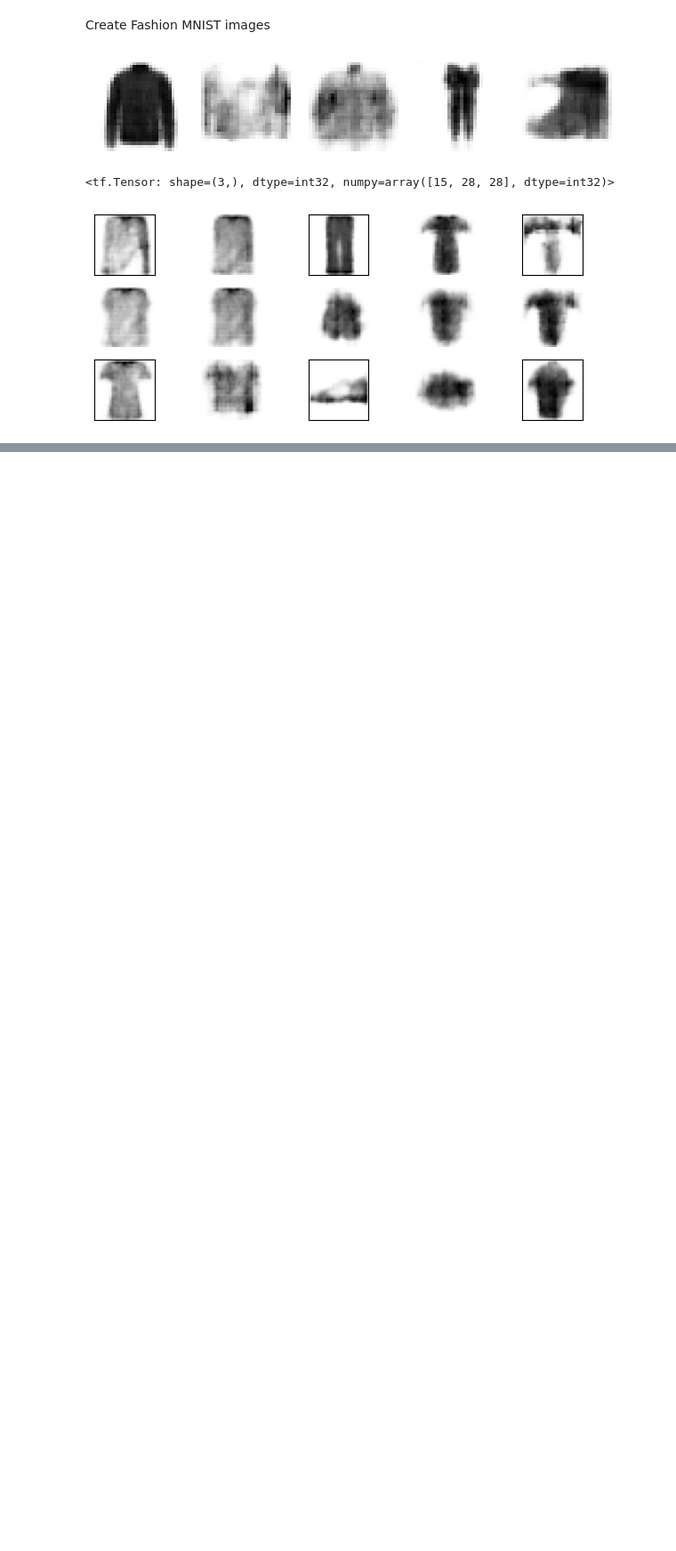
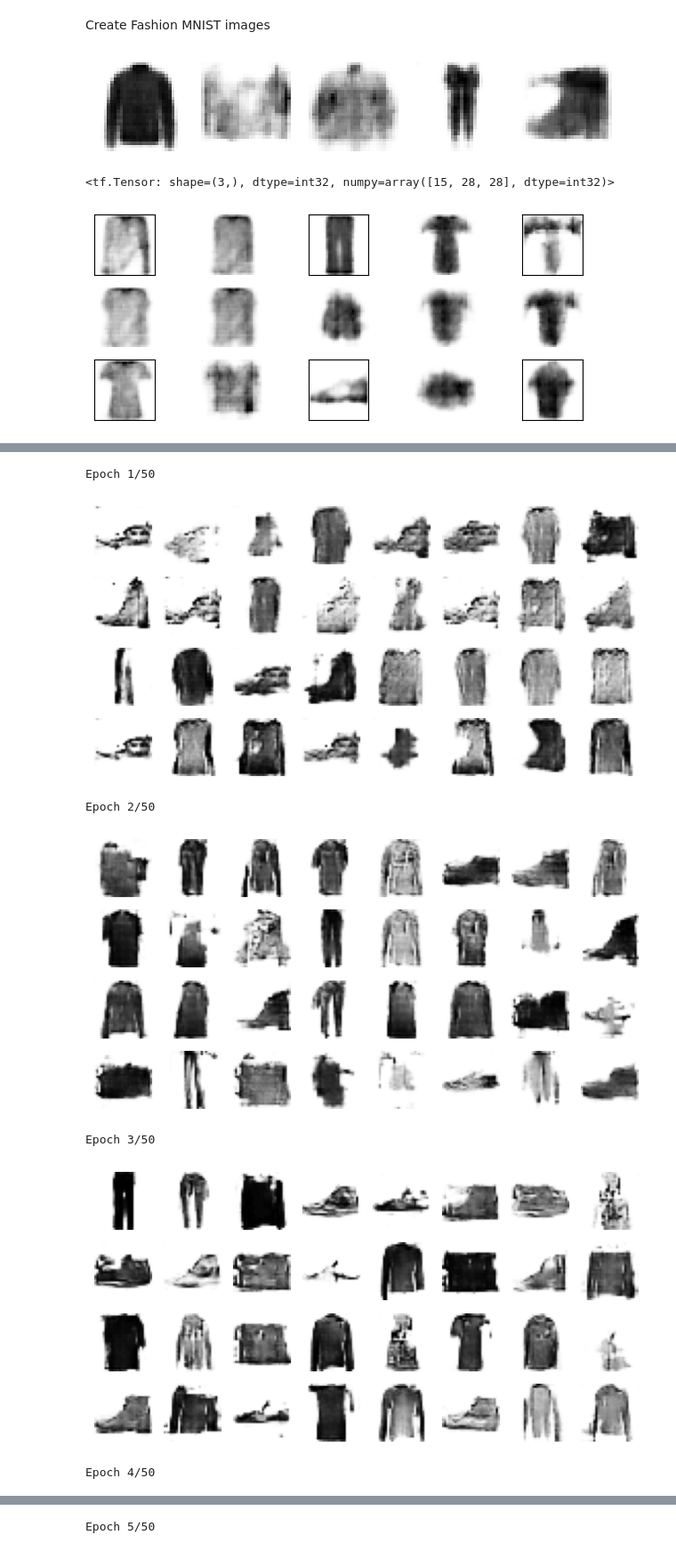
Before and after one commit to quyongkeomut/Hands-On-Machine-Learning-with-Scikit-Learn-Keras-and-TensorFlow---my-practice, a Jupyter notebook: Chapter_17_Self_Supervised_learning_&_GAN.ipynb, the cells around one changed output, grey strips where cells are left out. Shown at 89% size. Cells and saved outputs as stored; diff of their text form; code cells hidden in the pictures; blank space fills up the shorter version.

```diff
--- a/Chapter_17_Self_Supervised_learning_&_GAN.ipynb
+++ b/Chapter_17_Self_Supervised_learning_&_GAN.ipynb
@@ -553,0 +588,2 @@ for image_index in range(15):
+# %%
+coding_size = 30
@@ -553,0 +622,38 @@ for image_index in range(15):
+# %%
+discrimator.compile(loss="binary_crossentropy",
+                    optimizer="rmsprop")
+discrimator.trainable = False
+gan.compile(loss="binary_crossentropy",
+            optimizer="rmsprop")
+# %%
+BATCH_SIZE = 32
+dataset = tf.data.Dataset.from_tensor_slices(tf.cast(X_train, tf.float32)).shuffle(1000)
+dataset = dataset.batch(BATCH_SIZE, drop_remainder=True).prefetch(tf.data.AUTOTUNE)
+# %%
+def train_gan(model, dataset, batch_size, coding_size, n_epochs=50):
+    generator, discrimator = model.layers
+    for epoch in range(n_epochs):
+        print("Epoch {}/{}".format(epoch + 1, n_epochs))
+        for X_batch in dataset:
+            #phase 1: train the discrimator
+            noise = K.random_normal(shape=[batch_size, coding_size], dtype=tf.float32)
+            X_fake = generator(noise)
+            X_real_n_fale = K.concatenate([X_batch, X_fake], axis=0)
+            y_real_n_fake = tf.constant([1.]*batch_size + [0.]*batch_size)
+            discrimator.train_on_batch(X_real_n_fale, y_real_n_fake)
+            #phase 2: train the generator
+            noise = K.random_normal(shape=[batch_size, coding_size])
+            y_fake = tf.constant([1.]*batch_size)
+            gan.train_on_batch(noise, y_fake)
+        plot_multiple_images(X_fake, 8)
+        plt.show()
+# %%
+train_gan(gan, dataset, BATCH_SIZE, coding_size)
+# %% [output]
+Epoch 1/50
+[figure, added]
+Epoch 2/50
+[figure, added]
+Epoch 3/50
+[figure, added]
+Epoch 4/50
@@ -553,0 +661 @@ for image_index in range(15):
+Epoch 5/50
```
Also changed, not shown: parts of 9 cells of this notebook.
